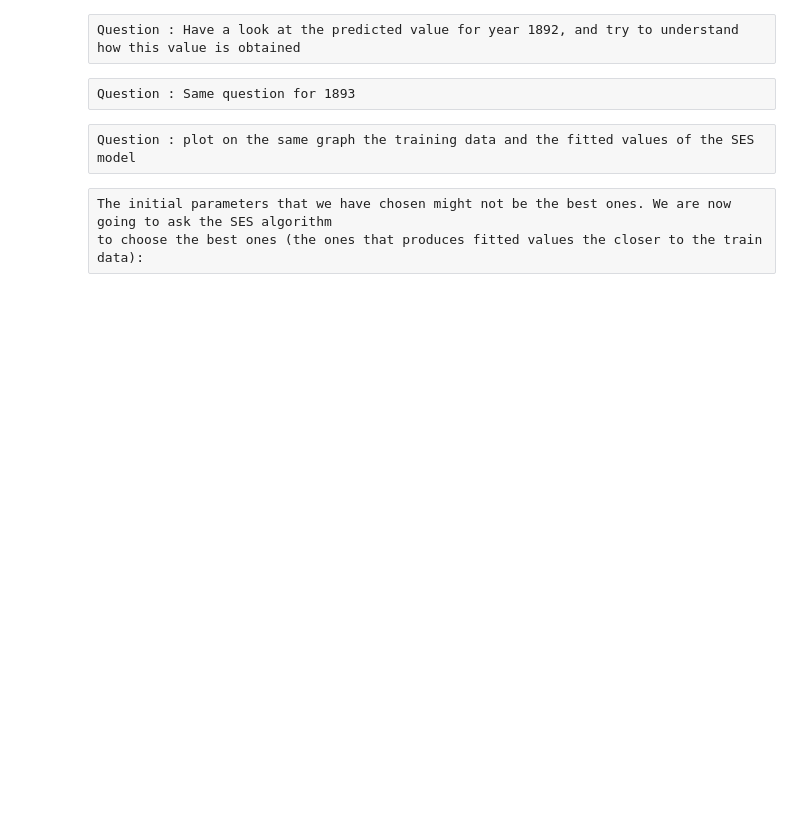
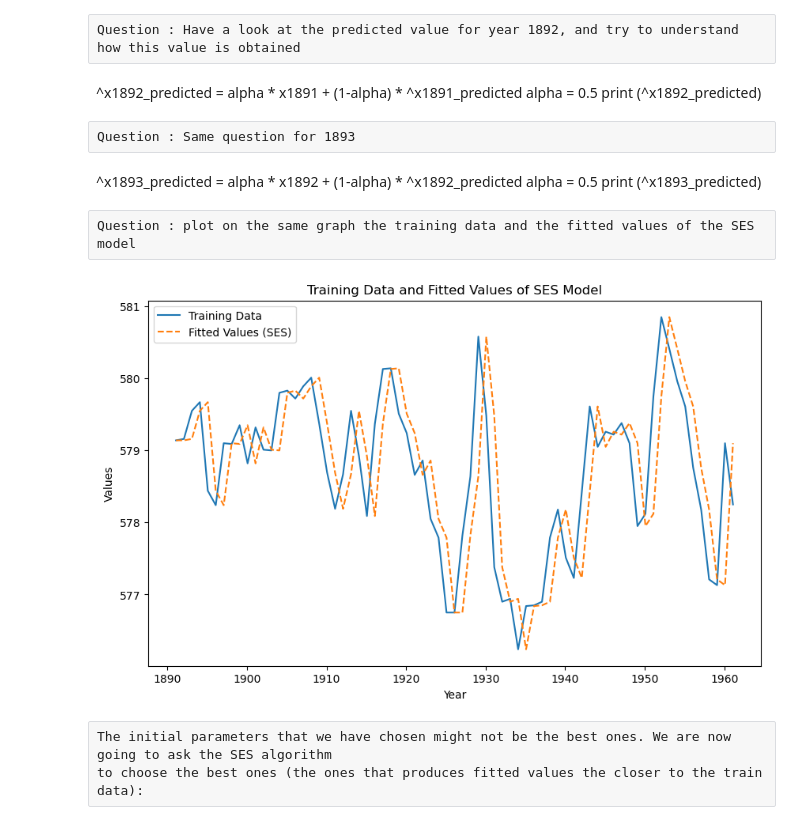
Before and after one commit to Largaton1/TimeSeries, a Jupyter notebook: MPC_TP1_student.ipynb, the cells around one changed output. Drawn from its saved outputs; the diff is of its cells as text; code cells hidden in the pictures; blank space fills up the shorter version.

```diff
--- a/MPC_TP1_student.ipynb
+++ b/MPC_TP1_student.ipynb
@@ -274,10 +376,39 @@ ses_model.fittedvalues
 Length: 71, dtype: float64
 # %% [raw]
 Question : Have a look at the predicted value for year 1892, and try to understand how this value is obtained
+# %% [markdown]
+^x1892_predicted = alpha * x1891 + (1-alpha) * ^x1891_predicted
+alpha = 0.5
+print (^x1892_predicted)
 # %% [raw]
 Question : Same question for 1893
+# %% [markdown]
+^x1893_predicted = alpha * x1892 + (1-alpha) * ^x1892_predicted
+alpha = 0.5
+print (^x1893_predicted)
 # %% [raw]
 Question : plot on the same graph the training data and the fitted values of the SES model
+# %%
+ses_model = SimpleExpSmoothing(huron_train).fit()
+fitted_values = ses_model.fittedvalues
+
+# Plot the training data
+plt.figure(figsize=(10, 6))
+plt.plot(huron_train.index, huron_train.values, label='Training Data')
+
+# Plot the fitted values
+plt.plot(huron_train.index, fitted_values, label='Fitted Values (SES)', linestyle='--')
+
+# Add labels and legend
+plt.xlabel('Year')
+plt.ylabel('Values')
+plt.title('Training Data and Fitted Values of SES Model')
+plt.legend()
+
+# Show the plot
+plt.show()
+# %% [output]
+[figure, added]
 # %% [raw]
 The initial parameters that we have chosen might not be the best ones. We are now going to ask the SES algorithm
 to choose the best ones (the ones that produces fitted values the closer to the train data):
```
Also changed, not shown: parts of 13 cells of this notebook.
